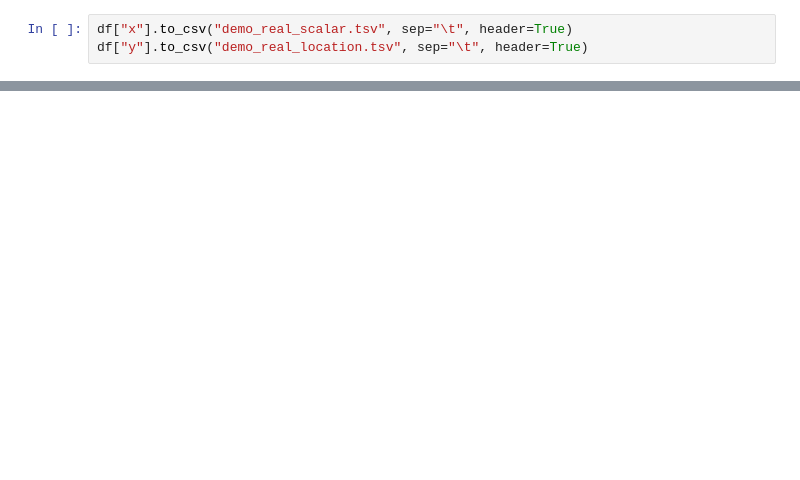
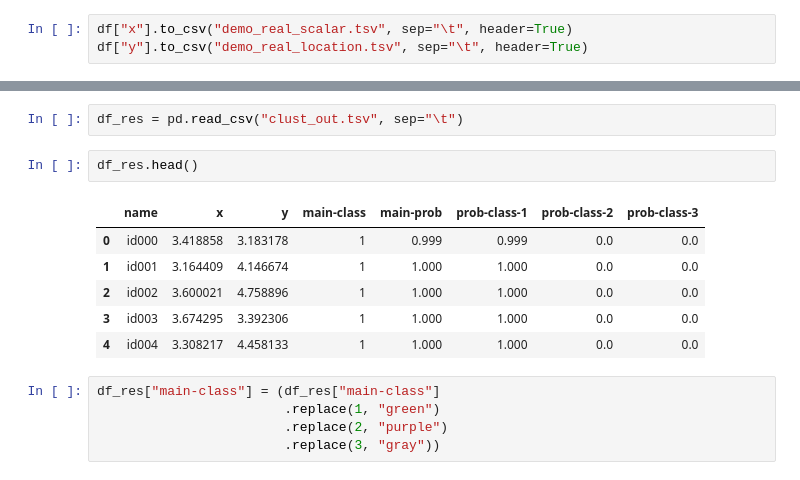
Before and after one commit to pierrepo/autoclasswrapper, a Jupyter notebook: demo/demo.ipynb, the cells around one changed output, grey strips where cells are left out. Drawn from its saved outputs; the diff is of its cells as text; blank space fills up the shorter version.

```diff
--- a/demo/demo.ipynb
+++ b/demo/demo.ipynb
@@ -138,0 +175,16 @@ results.wrap_outputs()
+# %%
+df_res = pd.read_csv("clust_out.tsv", sep="\t")
+# %%
+df_res.head()
+# %% [output]
+|  | name | x | y | main-class | main-prob | prob-class-1 | prob-class-2 | prob-class-3 |
+| 0 | id000 | 3.418858 | 3.183178 | 1 | 0.999 | 0.999 | 0.0 | 0.0 |
+| 1 | id001 | 3.164409 | 4.146674 | 1 | 1.000 | 1.000 | 0.0 | 0.0 |
+| 2 | id002 | 3.600021 | 4.758896 | 1 | 1.000 | 1.000 | 0.0 | 0.0 |
+| 3 | id003 | 3.674295 | 3.392306 | 1 | 1.000 | 1.000 | 0.0 | 0.0 |
+| 4 | id004 | 3.308217 | 4.458133 | 1 | 1.000 | 1.000 | 0.0 | 0.0 |
+# %%
+df_res["main-class"] = (df_res["main-class"]
+                        .replace(1, "green")
+                        .replace(2, "purple")
+                        .replace(3, "gray"))
```
Also changed, not shown: parts of 16 cells of this notebook.
